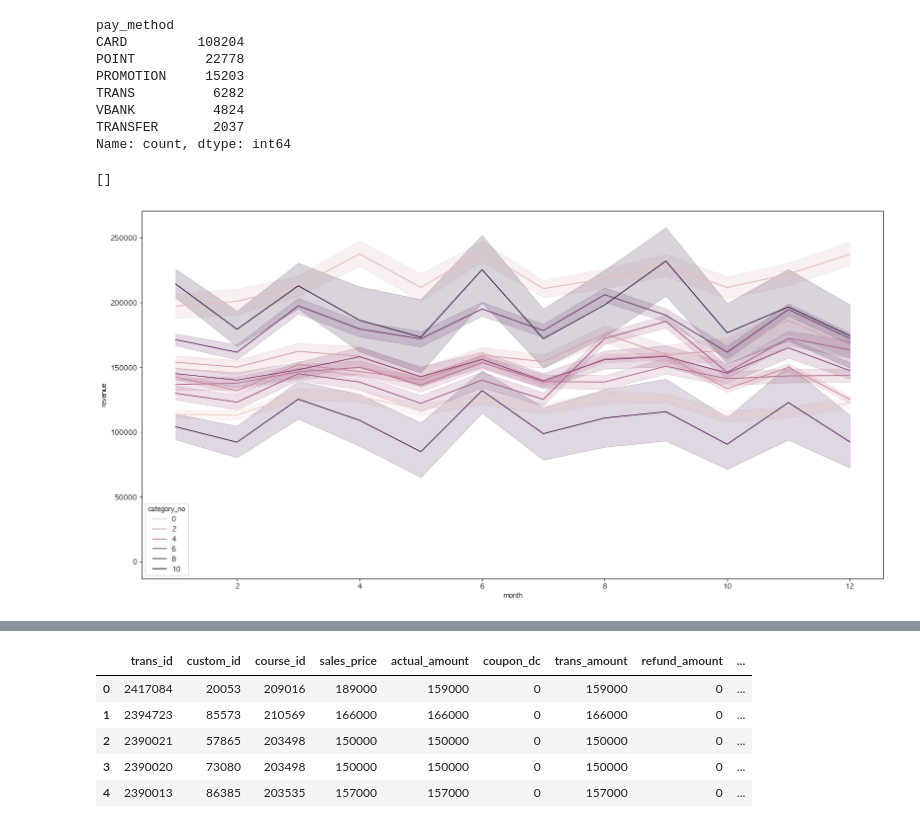
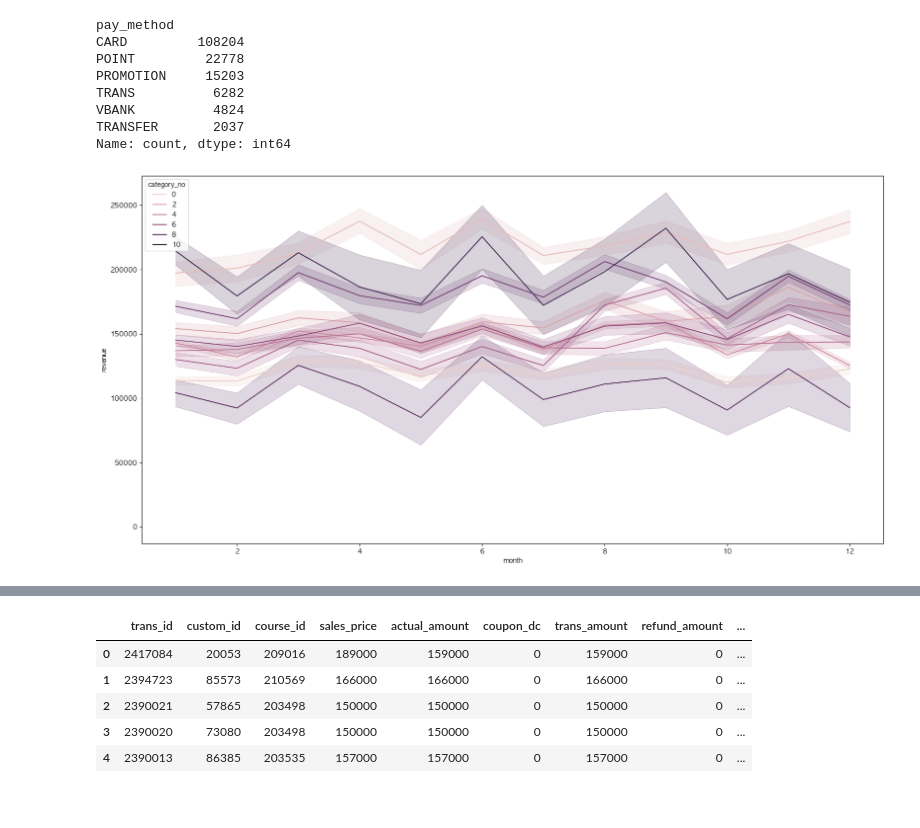
Before and after one commit to ParkSungHyon/mini_project, a Jupyter notebook: main2.ipynb, the cells around one changed output, grey strips where cells are left out. Cells and saved outputs as stored; diff of their text form; code cells hidden in the pictures.

```diff
--- a/main2.ipynb
+++ b/main2.ipynb
@@ -346,9 +339,8 @@ Name: count, dtype: int64
 # %%
 # sns.set_theme(style="darkgrid")
 fig, ax = plt.subplots(figsize=(20, 10))
 sns.lineplot(x="month", y="revenue", hue="category_no", data=df4, ax=ax)
 
-plt.plot()
+plt.show()
 # %% [output]
-[]
-[figure, old version]
+[figure, new version]
```
Also changed, not shown: parts of 13 cells of this notebook.
